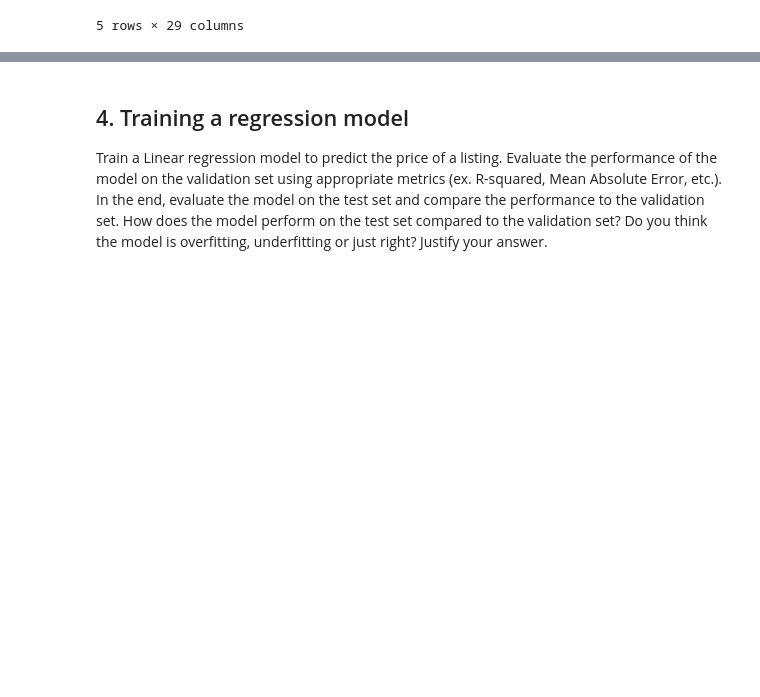
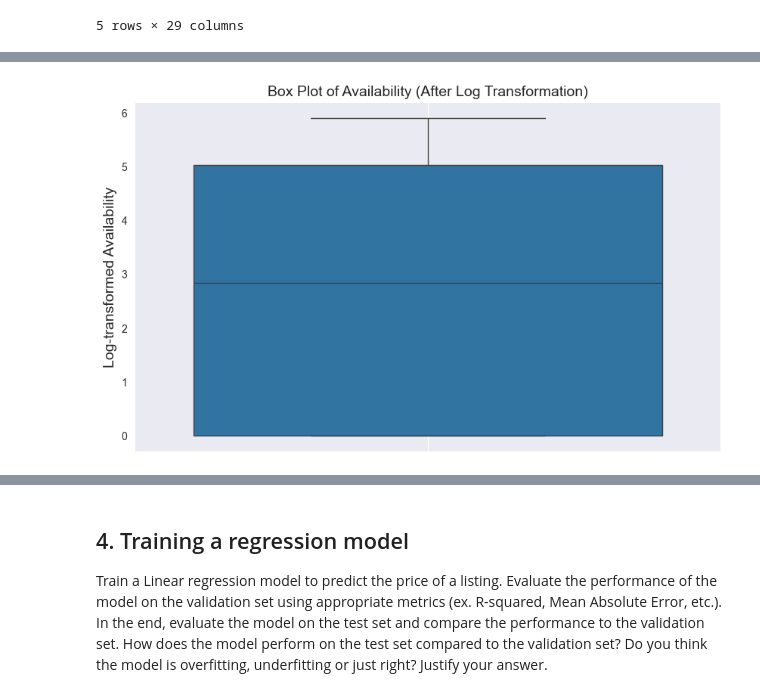
Before and after one commit to 304125/MAL1_S26, a Jupyter notebook: 01_Introduction_to_Machine_Learning/1. Copenhagen AirBnB.ipynb, the cells around one changed output, grey strips where cells are left out. Cells and saved outputs as stored; diff of their text form; code cells hidden in the pictures; blank space fills up the shorter version.

```diff
--- a/01_Introduction_to_Machine_Learning/1. Copenhagen AirBnB.ipynb
+++ b/01_Introduction_to_Machine_Learning/1. Copenhagen AirBnB.ipynb
@@ -367,0 +380,11 @@ X_train_val, X_test, y_train_val, y_test = train_test_split(X, y, test_size=0.2,
+# %%
+X_train_val['availability_365_log'] = np.log1p(X_train_val['availability_365'])
+
+plt.figure(figsize=(10, 6))
+sns.boxplot(data=X_train_val, y='availability_365_log', showfliers=True)
+plt.title('Box Plot of Availability (After Log Transformation)')
+plt.ylabel('Log-transformed Availability')
+plt.grid()
+plt.show()
+# %% [output]
+[figure, added]
```
Also changed, not shown: parts of 12 cells of this notebook.
